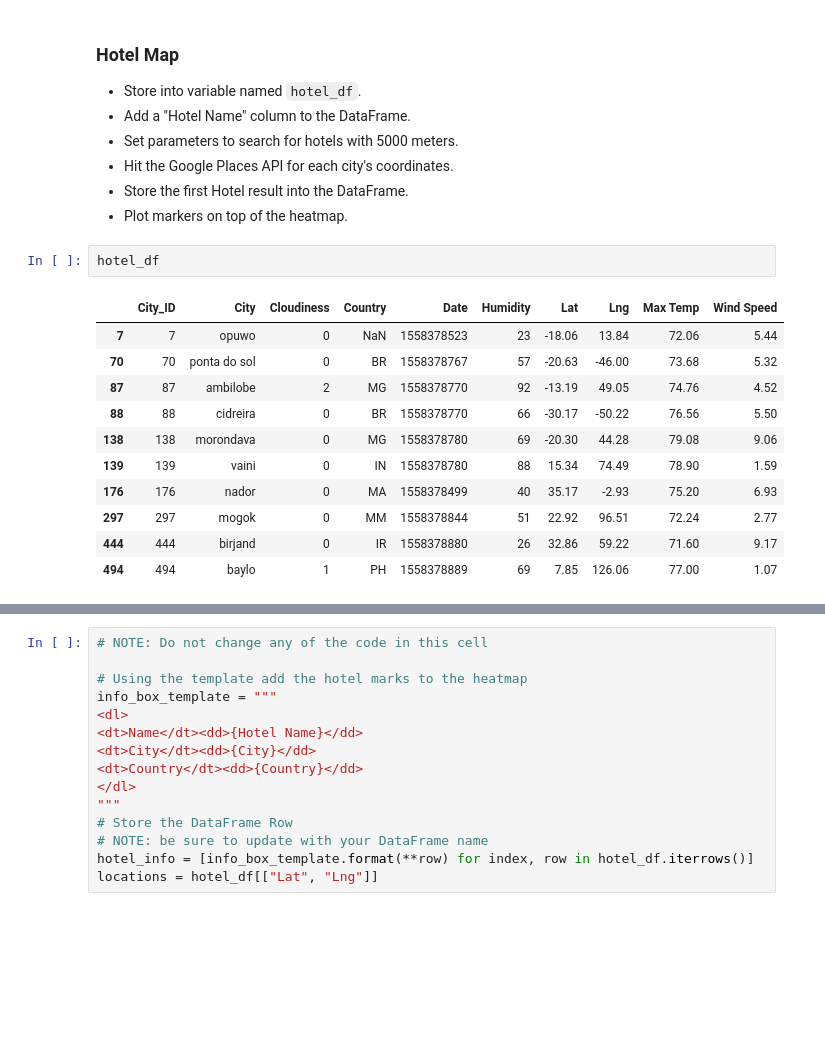
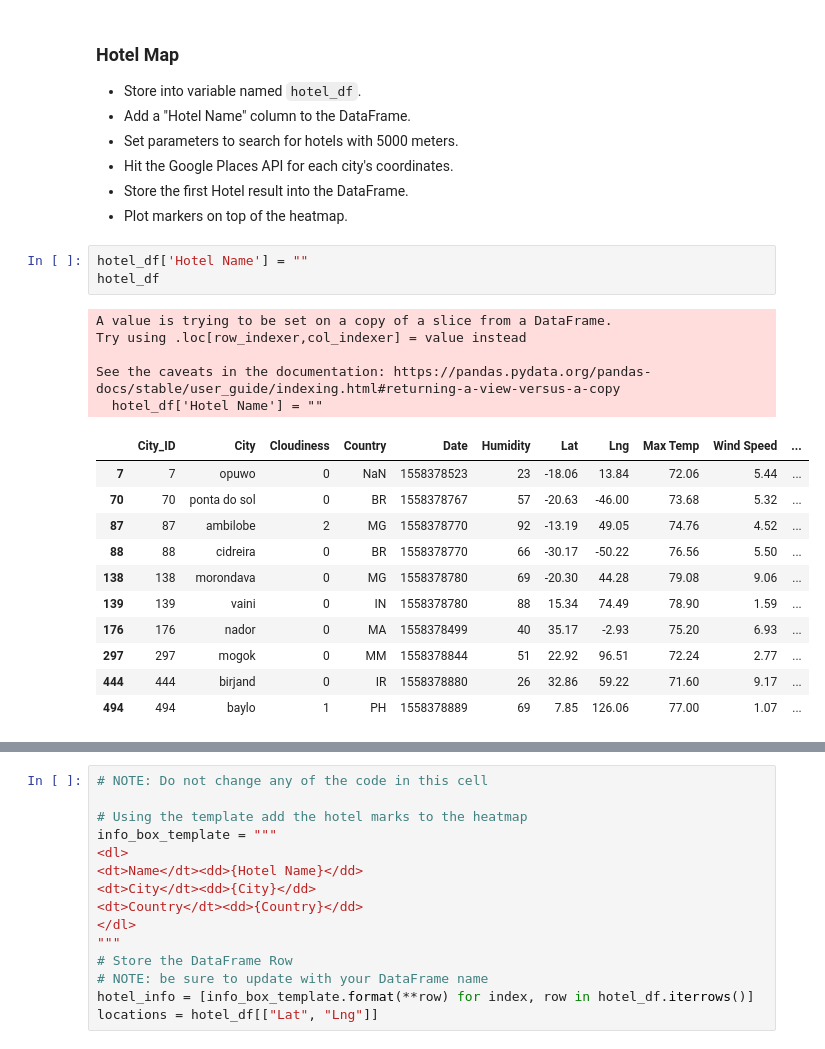
Before and after one commit to Fleming/python-api-challenge, a Jupyter notebook: WeatherPy/VacationPy.ipynb, the cells around one changed output, grey strips where cells are left out. Cells and saved outputs as stored; diff of their text form; blank space fills up the shorter version.

```diff
--- a/WeatherPy/VacationPy.ipynb
+++ b/WeatherPy/VacationPy.ipynb
@@ -74,18 +93,24 @@ hotel_df = cities_df[(cities_df['Max Temp'] > 70) & (cities_df['Max Temp'] < 80)
 * Hit the Google Places API for each city's coordinates.
 * Store the first Hotel result into the DataFrame.
 * Plot markers on top of the heatmap.
-# %%
-hotel_df
-# %% [output]
-|  | City_ID | City | Cloudiness | Country | Date | Humidity | Lat | Lng | Max Temp | Wind Speed |
-| 7 | 7 | opuwo | 0 | NaN | 1558378523 | 23 | -18.06 | 13.84 | 72.06 | 5.44 |
-| 70 | 70 | ponta do sol | 0 | BR | 1558378767 | 57 | -20.63 | -46.00 | 73.68 | 5.32 |
-| 87 | 87 | ambilobe | 2 | MG | 1558378770 | 92 | -13.19 | 49.05 | 74.76 | 4.52 |
-| 88 | 88 | cidreira | 0 | BR | 1558378770 | 66 | -30.17 | -50.22 | 76.56 | 5.50 |
-| 138 | 138 | morondava | 0 | MG | 1558378780 | 69 | -20.30 | 44.28 | 79.08 | 9.06 |
-| 139 | 139 | vaini | 0 | IN | 1558378780 | 88 | 15.34 | 74.49 | 78.90 | 1.59 |
-| 176 | 176 | nador | 0 | MA | 1558378499 | 40 | 35.17 | -2.93 | 75.20 | 6.93 |
-| 297 | 297 | mogok | 0 | MM | 1558378844 | 51 | 22.92 | 96.51 | 72.24 | 2.77 |
-| 444 | 444 | birjand | 0 | IR | 1558378880 | 26 | 32.86 | 59.22 | 71.60 | 9.17 |
-| 494 | 494 | baylo | 1 | PH | 1558378889 | 69 | 7.85 | 126.06 | 77.00 | 1.07 |
+# %%
+hotel_df['Hotel Name'] = ""
+hotel_df
+# %% [output]
+A value is trying to be set on a copy of a slice from a DataFrame.
+Try using .loc[row_indexer,col_indexer] = value instead
+
+See the caveats in the documentation: https://pandas.pydata.org/pandas-docs/stable/user_guide/indexing.html#returning-a-view-versus-a-copy
+  hotel_df['Hotel Name'] = ""
+|  | City_ID | City | Cloudiness | Country | Date | Humidity | Lat | Lng | Max Temp | Wind Speed | ... |
+| 7 | 7 | opuwo | 0 | NaN | 1558378523 | 23 | -18.06 | 13.84 | 72.06 | 5.44 | ... |
+| 70 | 70 | ponta do sol | 0 | BR | 1558378767 | 57 | -20.63 | -46.00 | 73.68 | 5.32 | ... |
+| 87 | 87 | ambilobe | 2 | MG | 1558378770 | 92 | -13.19 | 49.05 | 74.76 | 4.52 | ... |
+| 88 | 88 | cidreira | 0 | BR | 1558378770 | 66 | -30.17 | -50.22 | 76.56 | 5.50 | ... |
+| 138 | 138 | morondava | 0 | MG | 1558378780 | 69 | -20.30 | 44.28 | 79.08 | 9.06 | ... |
+| 139 | 139 | vaini | 0 | IN | 1558378780 | 88 | 15.34 | 74.49 | 78.90 | 1.59 | ... |
+| 176 | 176 | nador | 0 | MA | 1558378499 | 40 | 35.17 | -2.93 | 75.20 | 6.93 | ... |
+| 297 | 297 | mogok | 0 | MM | 1558378844 | 51 | 22.92 | 96.51 | 72.24 | 2.77 | ... |
+| 444 | 444 | birjand | 0 | IR | 1558378880 | 26 | 32.86 | 59.22 | 71.60 | 9.17 | ... |
+| 494 | 494 | baylo | 1 | PH | 1558378889 | 69 | 7.85 | 126.06 | 77.00 | 1.07 | ... |
 # %%
```
Also changed, not shown: parts of 5 cells of this notebook.
